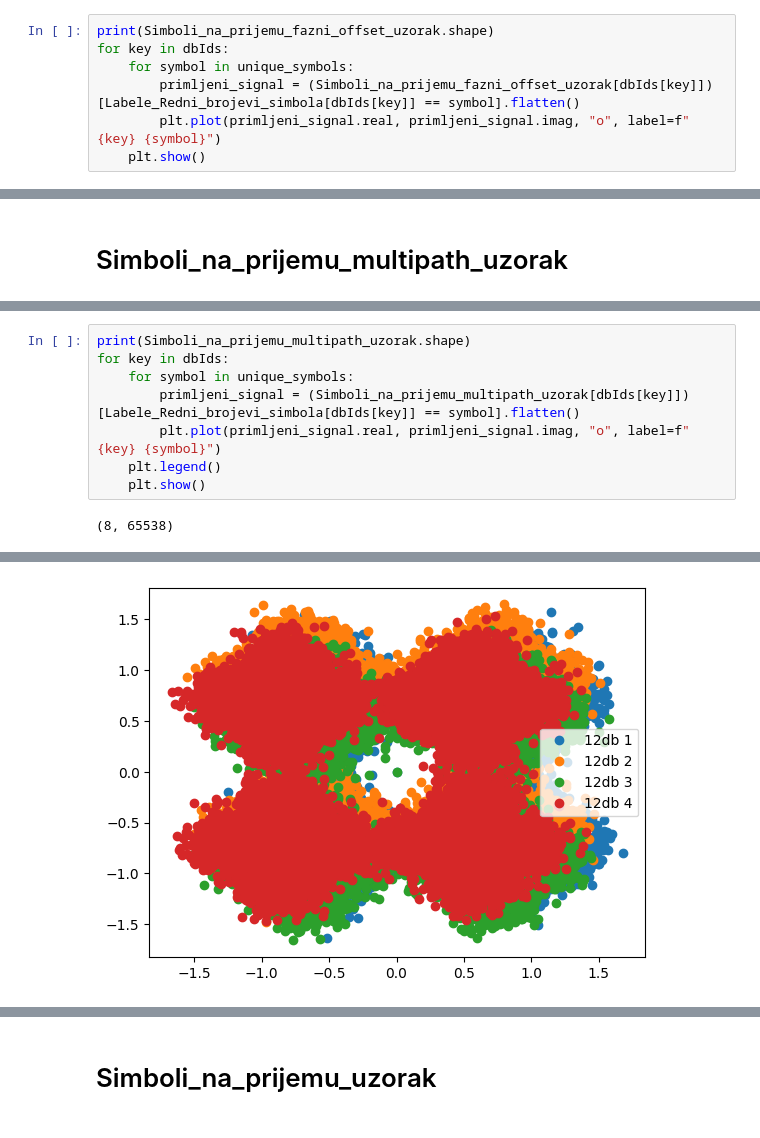
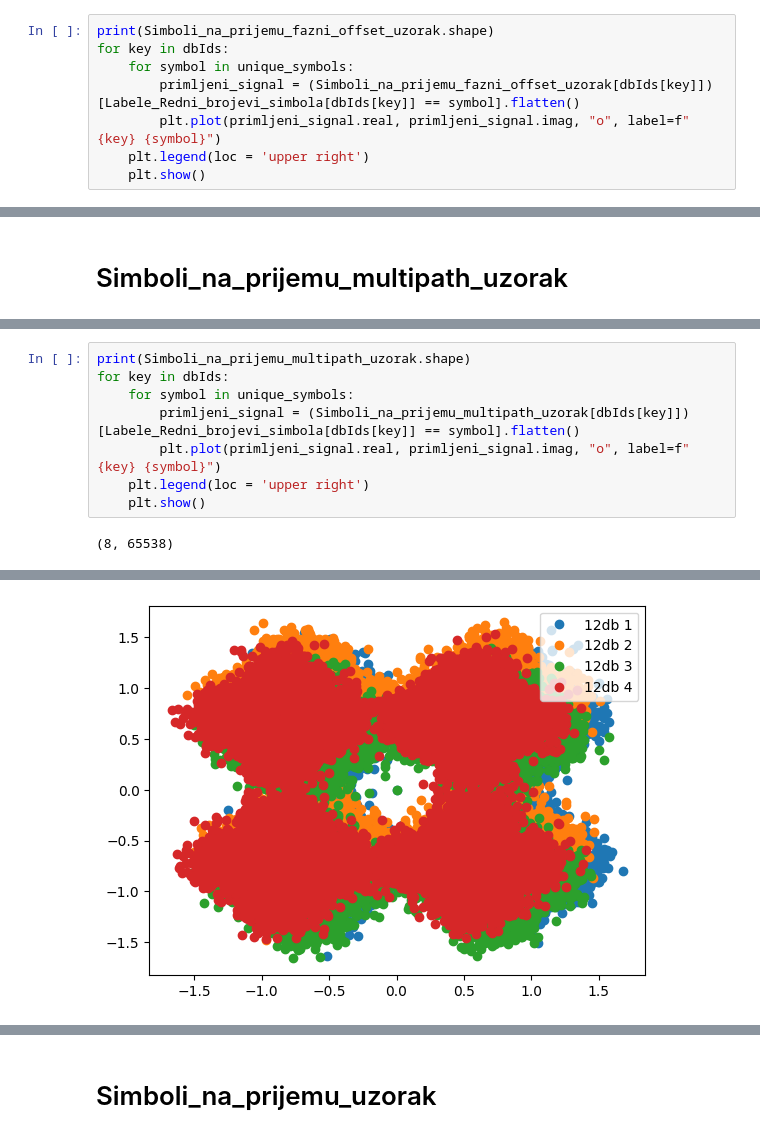
Before and after one commit to MatejaStojkovic/OTE_ETF_2023_project, a Jupyter notebook: src/notebook.ipynb, the cells around one changed output, grey strips where cells are left out. Drawn from its saved outputs; the diff is of its cells as text.

```diff
--- a/src/notebook.ipynb
+++ b/src/notebook.ipynb
@@ -111,6 +115,7 @@ for key in dbIds:
     for symbol in unique_symbols:
         primljeni_signal = (Simboli_na_prijemu_fazni_offset_uzorak[dbIds[key]])[Labele_Redni_brojevi_simbola[dbIds[key]] == symbol].flatten()
         plt.plot(primljeni_signal.real, primljeni_signal.imag, "o", label=f"{key} {symbol}")
+    plt.legend(loc = 'upper right')
     plt.show()
 # %% [output]
 (8, 65538)
@@ -145,7 +152,7 @@ for key in dbIds:
     for symbol in unique_symbols:
         primljeni_signal = (Simboli_na_prijemu_multipath_uzorak[dbIds[key]])[Labele_Redni_brojevi_simbola[dbIds[key]] == symbol].flatten()
         plt.plot(primljeni_signal.real, primljeni_signal.imag, "o", label=f"{key} {symbol}")
-    plt.legend()
+    plt.legend(loc = 'upper right')
     plt.show()
 # %% [output]
 (8, 65538)
@@ -154,3 +161,3 @@ for key in dbIds:
 [figure]
 [figure]
-[figure, old version]
+[figure, new version]
```
Also changed, not shown: parts of 9 cells of this notebook, 3 other files.
